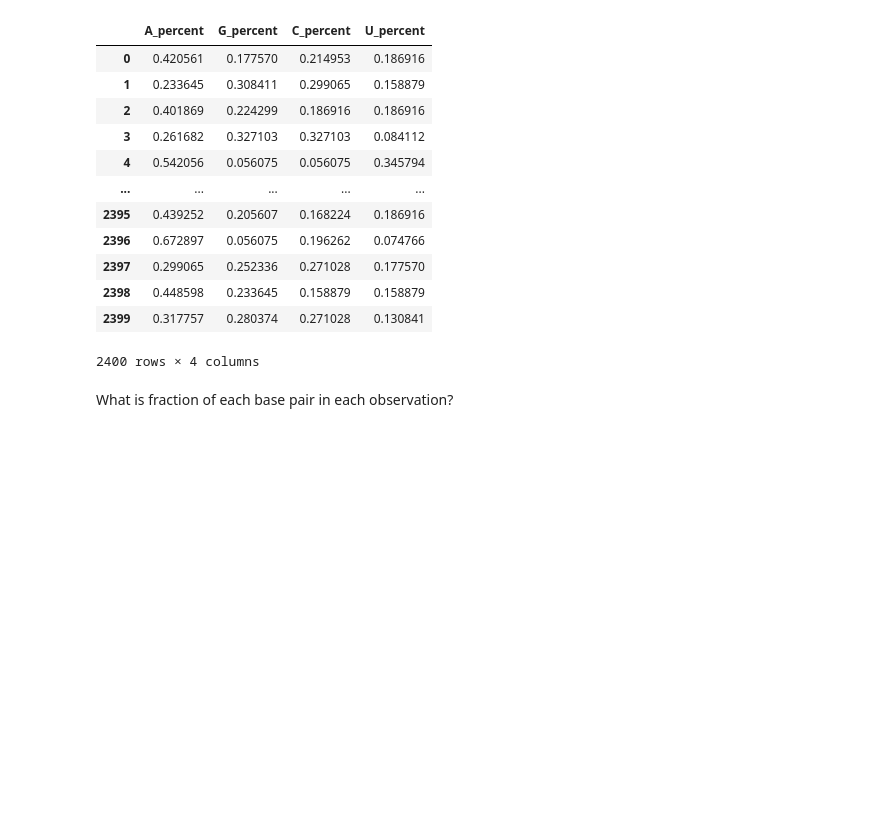
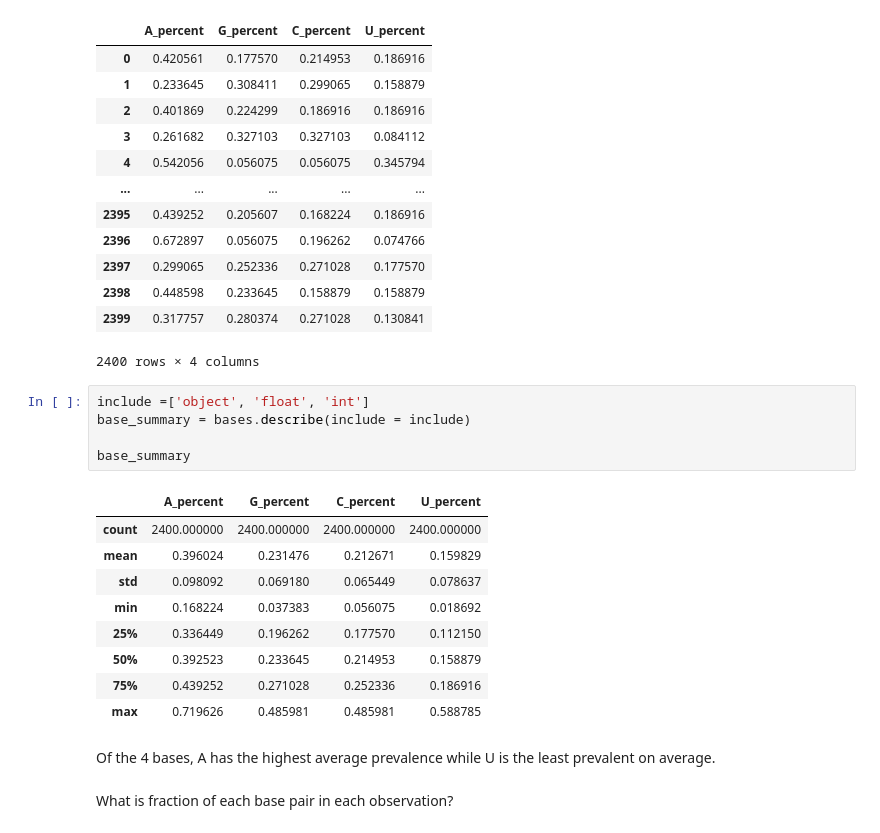
Before and after one commit to bruce-lam/W207_Final_Zhu_Yu_Lam, a Jupyter notebook: W207 Final Project Yu_ Zhu_ Lam.ipynb, the cells around one changed output. Cells and saved outputs as stored; diff of their text form; blank space fills up the shorter version.

```diff
--- a/W207 Final Project Yu_ Zhu_ Lam.ipynb
+++ b/W207 Final Project Yu_ Zhu_ Lam.ipynb
@@ -202,6 +201,23 @@ bases
 | 2398 | 0.448598 | 0.233645 | 0.158879 | 0.158879 |
 | 2399 | 0.317757 | 0.280374 | 0.271028 | 0.130841 |
 2400 rows × 4 columns
+# %%
+include =['object', 'float', 'int']
+base_summary = bases.describe(include = include)
+
+base_summary
+# %% [output]
+|  | A_percent | G_percent | C_percent | U_percent |
+| count | 2400.000000 | 2400.000000 | 2400.000000 | 2400.000000 |
+| mean | 0.396024 | 0.231476 | 0.212671 | 0.159829 |
+| std | 0.098092 | 0.069180 | 0.065449 | 0.078637 |
+| min | 0.168224 | 0.037383 | 0.056075 | 0.018692 |
+| 25% | 0.336449 | 0.196262 | 0.177570 | 0.112150 |
+| 50% | 0.392523 | 0.233645 | 0.214953 | 0.158879 |
+| 75% | 0.439252 | 0.271028 | 0.252336 | 0.186916 |
+| max | 0.719626 | 0.485981 | 0.485981 | 0.588785 |
+# %% [markdown]
+Of the 4 bases, A has the highest average prevalence while U is the least prevalent on average.
 # %% [markdown]
 What is fraction of each base pair in each observation?
 # %%
```
Also changed, not shown: parts of 11 cells of this notebook.
